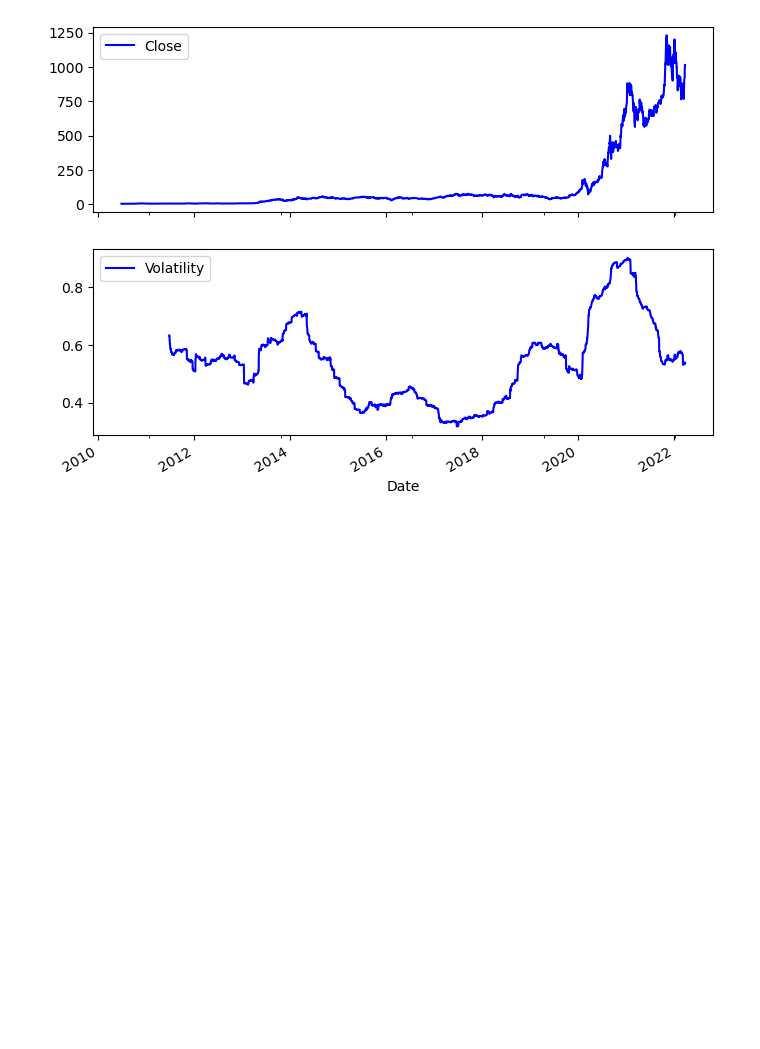
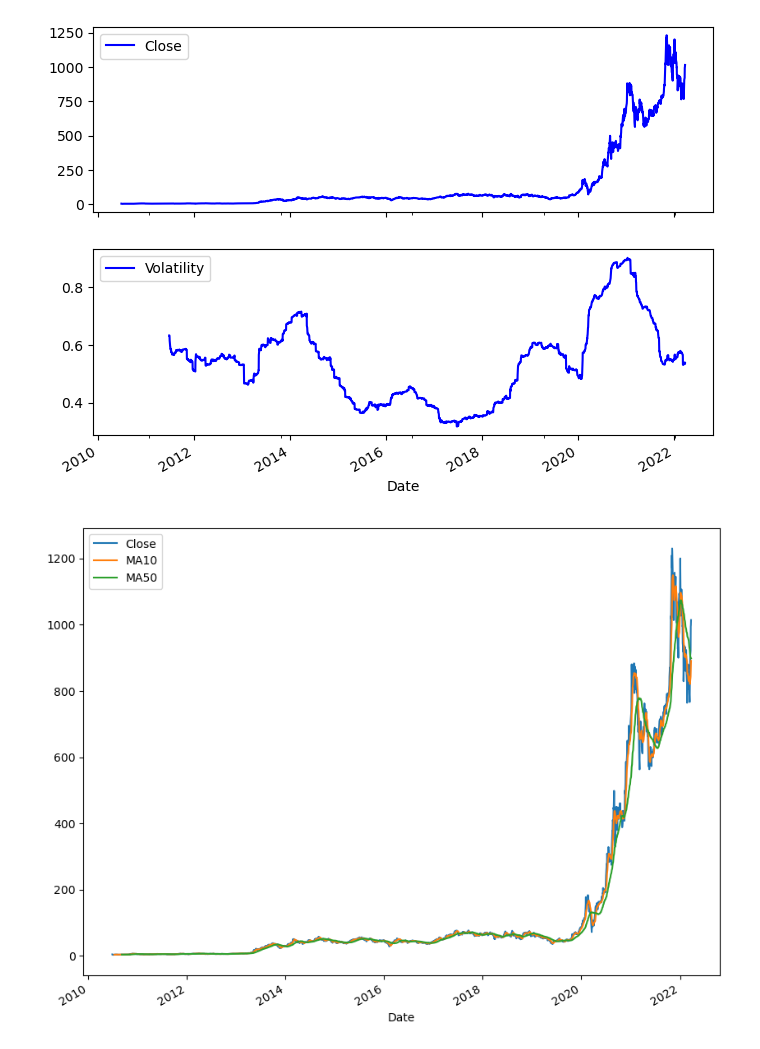
Before and after one commit to mmiskatul/TSLA-stock-price-prediction, a Jupyter notebook: Stock market forcasting.ipynb, the cells around one changed output. Drawn from its saved outputs; the diff is of its cells as text; code cells hidden in the pictures; blank space fills up the shorter version.

Commit message:
Moving Average Analysis

```diff
--- a/Stock market forcasting.ipynb
+++ b/Stock market forcasting.ipynb
@@ -87,3 +87,11 @@ df[['Close','Volatility']].plot(subplots=True,color='blue',figsize=(8,6))
 plt.show()
 # %% [output]
 [figure]
+# %%
+# Moving Average Analysis
+df['MA10'] =df['Close'].rolling(window=10).mean()
+df['MA50'] =df['Close'].rolling(window=50).mean()
+df[['Close','MA10','MA50']].plot(label='Tesla',figsize=(10,8))
+plt.show()
+# %% [output]
+[figure, added]
```
